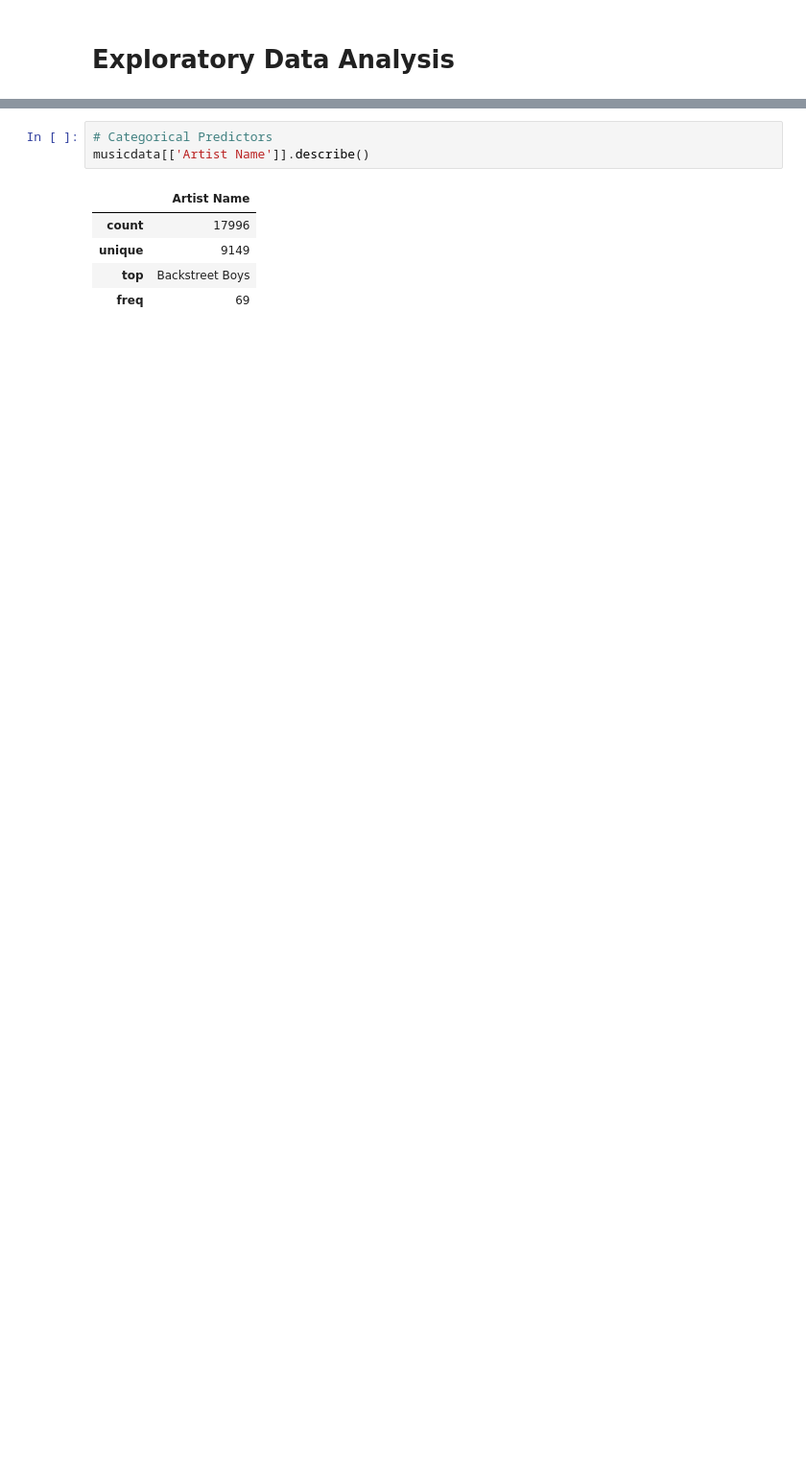
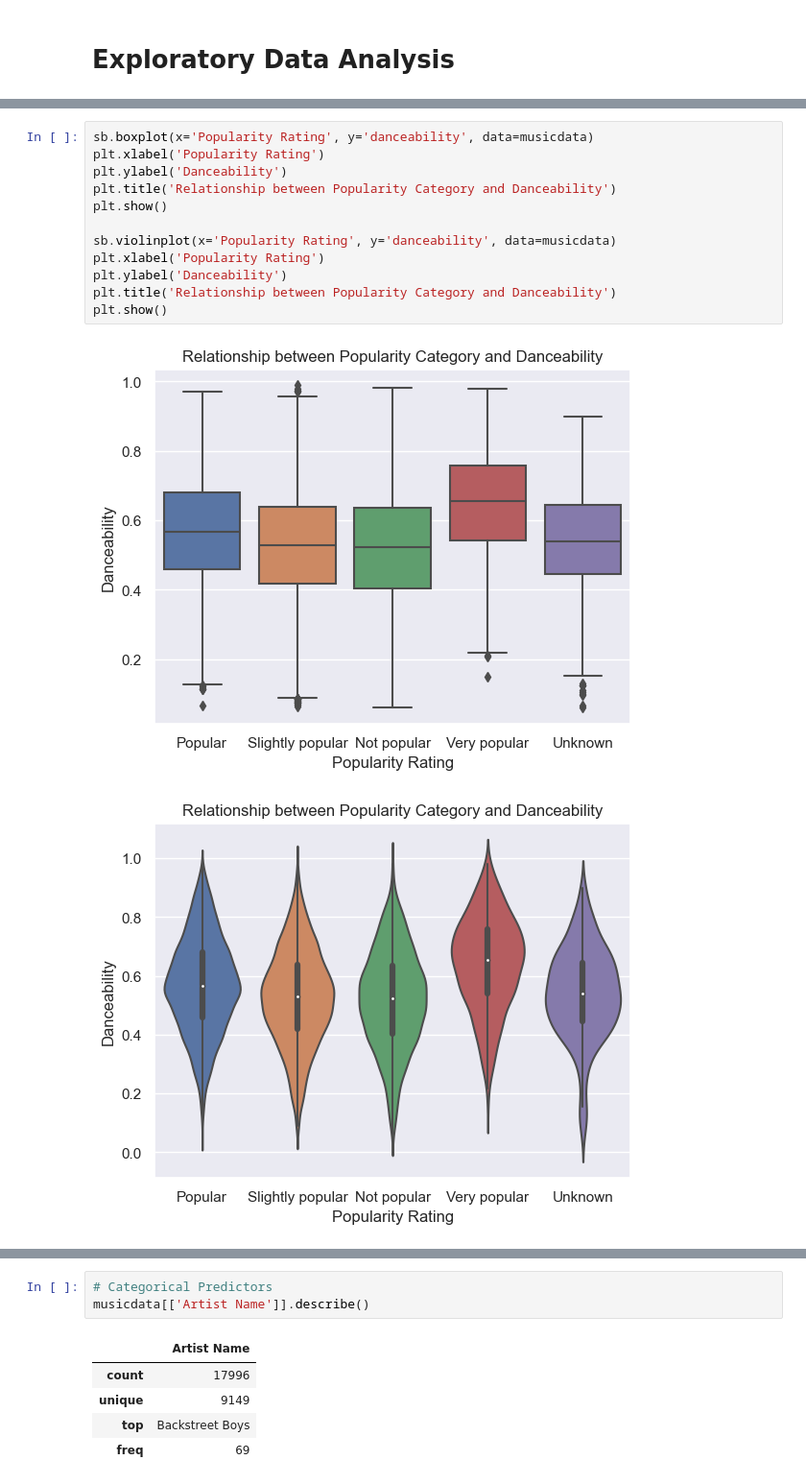
Before and after one commit to cianmung/SC1015---Mini-Project, a Jupyter notebook: Project.ipynb, the cells around one changed output, grey strips where cells are left out. Shown at 96% size. Saved outputs shown, nothing was run; the diff lists cells and outputs as text; blank space fills up the shorter version.

```diff
--- a/Project.ipynb
+++ b/Project.ipynb
@@ -110,0 +219,15 @@ sb.violinplot(data = musicdata['Popularity'], orient = "h")
+# %%
+sb.boxplot(x='Popularity Rating', y='danceability', data=musicdata)
+plt.xlabel('Popularity Rating')
+plt.ylabel('Danceability')
+plt.title('Relationship between Popularity Category and Danceability')
+plt.show()
+
+sb.violinplot(x='Popularity Rating', y='danceability', data=musicdata)
+plt.xlabel('Popularity Rating')
+plt.ylabel('Danceability')
+plt.title('Relationship between Popularity Category and Danceability')
+plt.show()
+# %% [output]
+[figure, added]
+[figure, added]
```
Also changed, not shown: parts of 49 cells of this notebook.
